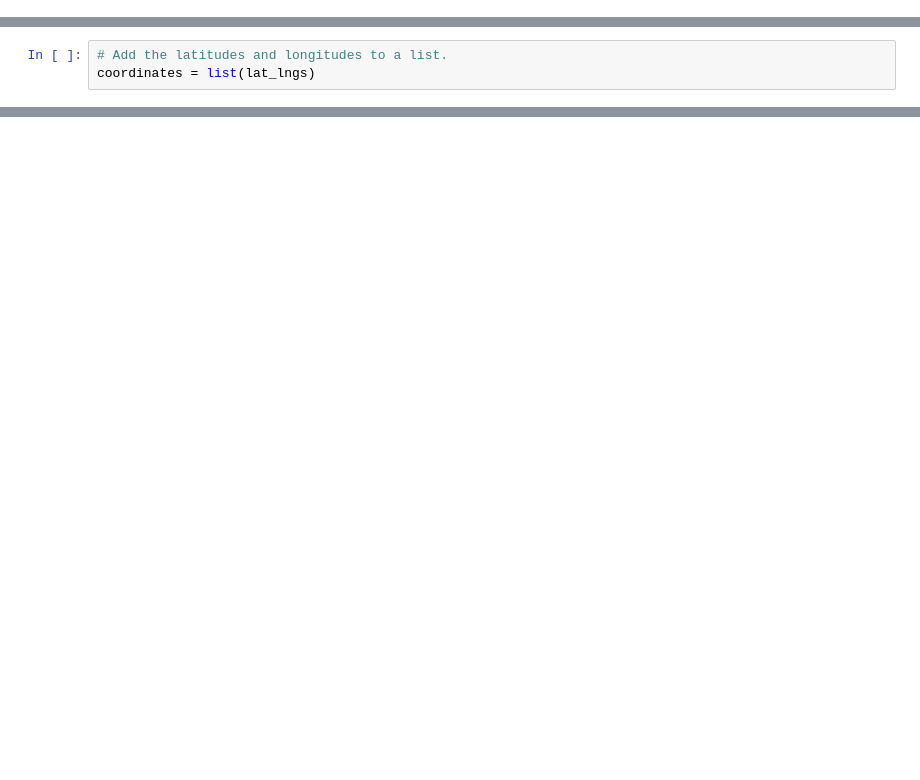
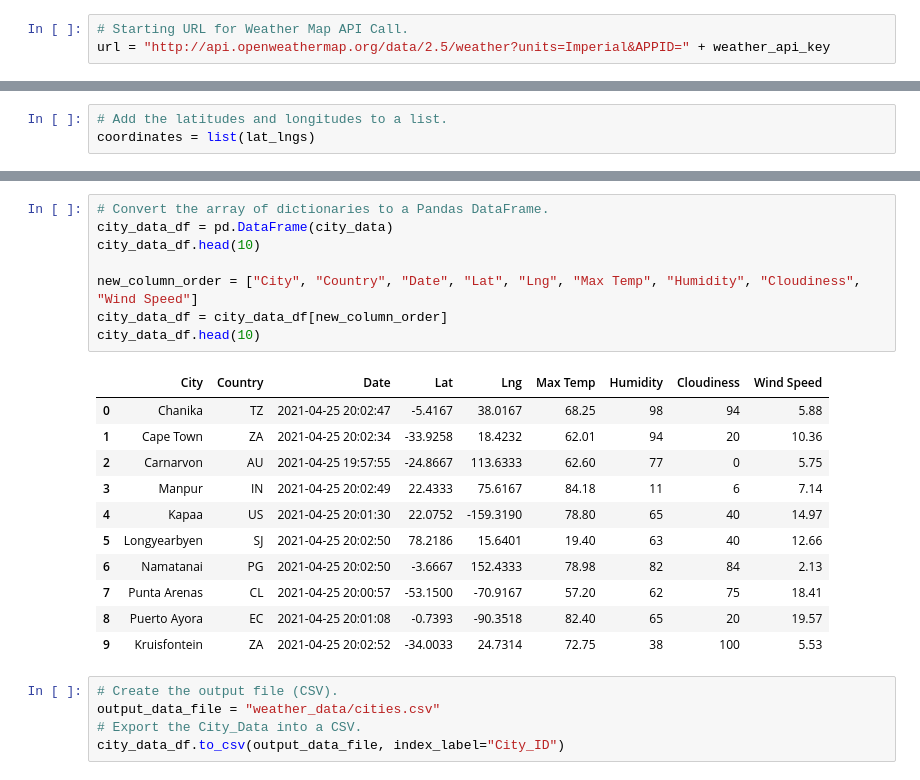
Before and after one commit to ericb4396/World_Weather_Analysis, a Jupyter notebook: WeatherPy.ipynb, the cells around one changed output, grey strips where cells are left out. Cells and saved outputs as stored; diff of their text form; blank space fills up the shorter version.

Commit message:
Modifying .gitignore and adding WeatherPy file

```diff
--- a/WeatherPy.ipynb
+++ b/WeatherPy.ipynb
@@ -6,0 +9,3 @@ import citipy as citipy
+# %%
+# Starting URL for Weather Map API Call.
+url = "http://api.openweathermap.org/data/2.5/weather?units=Imperial&APPID=" + weather_api_key
@@ -27,0 +118,25 @@ len(cities)
+# %%
+# Convert the array of dictionaries to a Pandas DataFrame.
+city_data_df = pd.DataFrame(city_data)
+city_data_df.head(10)
+
+new_column_order = ["City", "Country", "Date", "Lat", "Lng", "Max Temp", "Humidity", "Cloudiness", "Wind Speed"]
+city_data_df = city_data_df[new_column_order]
+city_data_df.head(10)
+# %% [output]
+|  | City | Country | Date | Lat | Lng | Max Temp | Humidity | Cloudiness | Wind Speed |
+| 0 | Chanika | TZ | 2021-04-25 20:02:47 | -5.4167 | 38.0167 | 68.25 | 98 | 94 | 5.88 |
+| 1 | Cape Town | ZA | 2021-04-25 20:02:34 | -33.9258 | 18.4232 | 62.01 | 94 | 20 | 10.36 |
+| 2 | Carnarvon | AU | 2021-04-25 19:57:55 | -24.8667 | 113.6333 | 62.60 | 77 | 0 | 5.75 |
+| 3 | Manpur | IN | 2021-04-25 20:02:49 | 22.4333 | 75.6167 | 84.18 | 11 | 6 | 7.14 |
+| 4 | Kapaa | US | 2021-04-25 20:01:30 | 22.0752 | -159.3190 | 78.80 | 65 | 40 | 14.97 |
+| 5 | Longyearbyen | SJ | 2021-04-25 20:02:50 | 78.2186 | 15.6401 | 19.40 | 63 | 40 | 12.66 |
+| 6 | Namatanai | PG | 2021-04-25 20:02:50 | -3.6667 | 152.4333 | 78.98 | 82 | 84 | 2.13 |
+| 7 | Punta Arenas | CL | 2021-04-25 20:00:57 | -53.1500 | -70.9167 | 57.20 | 62 | 75 | 18.41 |
+| 8 | Puerto Ayora | EC | 2021-04-25 20:01:08 | -0.7393 | -90.3518 | 82.40 | 65 | 20 | 19.57 |
+| 9 | Kruisfontein | ZA | 2021-04-25 20:02:52 | -34.0033 | 24.7314 | 72.75 | 38 | 100 | 5.53 |
+# %%
+# Create the output file (CSV).
+output_data_file = "weather_data/cities.csv"
+# Export the City_Data into a CSV.
+city_data_df.to_csv(output_data_file, index_label="City_ID")
```
Also changed, not shown: parts of 5 cells of this notebook, 3 other files.
